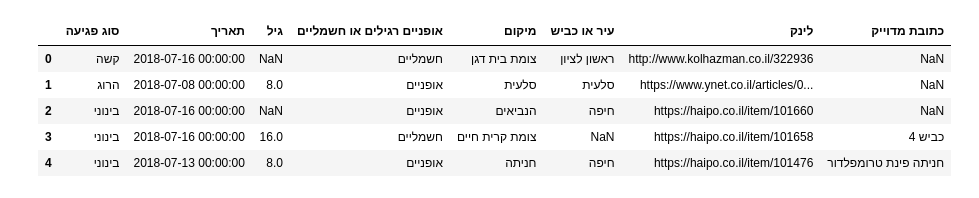
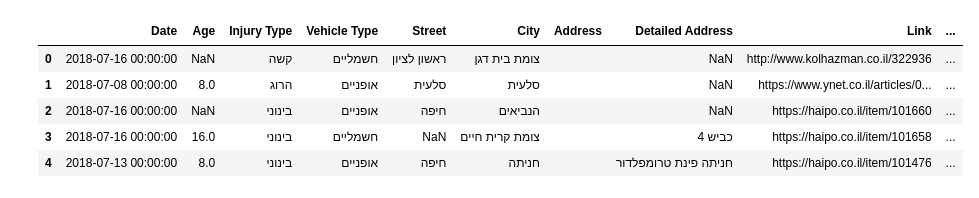
Before and after one commit to est987/BikeAccidentMapper, a Jupyter notebook: Bike Accidents Mapper.ipynb, the cells around one changed output. Cells and saved outputs as stored; diff of their text form; code cells hidden in the pictures.

```diff
--- a/Bike Accidents Mapper.ipynb
+++ b/Bike Accidents Mapper.ipynb
@@ -9,9 +24,25 @@ df = pd.read_excel('bike_accidents.xlsx', encoding='WINDOWS-1255')
+# %%
+#Rebuild Table with english variables + new Variables
+data = {"Date" : df['תאריך'],
+       "Age" : df['גיל'],
+       "Injury Type" : df['סוג פגיעה'],
+       "Vehicle Type" : df.iloc[:,3],
+        "Street" : df.iloc[:,5],
+        "Detailed Street" : df.iloc[:,7],
+        "City" : df.iloc[:,4],
+        "Address" : "",
+        "Link" : df.iloc[:,6],
+        "location" : "",
+        "lat" : "",
+        "long" : ""
+      }
+df2 = pd.DataFrame.from_dict(data)
 # %%
-df.head()
+df2.head()
 # %% [output]
-|  | סוג פגיעה | תאריך | גיל | אופניים רגילים או חשמליים | מיקום | עיר או כביש | לינק | כתובת מדוייק |
-| 0 | קשה | 2018-07-16 00:00:00 | NaN | חשמליים | צומת בית דגן | ראשון לציון | http://www.kolhazman.co.il/322936 | NaN |
-| 1 | הרוג | 2018-07-08 00:00:00 | 8.0 | אופניים | סלעית | סלעית | https://www.ynet.co.il/articles/0... | NaN |
-| 2 | בינוני | 2018-07-16 00:00:00 | NaN | אופניים | הנביאים | חיפה | https://haipo.co.il/item/101660 | NaN |
-| 3 | בינוני | 2018-07-16 00:00:00 | 16.0 | חשמליים | צומת קרית חיים | NaN | https://haipo.co.il/item/101658 | כביש 4 |
-| 4 | בינוני | 2018-07-13 00:00:00 | 8.0 | אופניים | חניתה | חיפה | https://haipo.co.il/item/101476 | חניתה פינת טרומפלדור |
+|  | Date | Age | Injury Type | Vehicle Type | Street | City | Address | Detailed Address | Link | ... |
+| 0 | 2018-07-16 00:00:00 | NaN | קשה | חשמליים | ראשון לציון | צומת בית דגן |  | NaN | http://www.kolhazman.co.il/322936 | ... |
+| 1 | 2018-07-08 00:00:00 | 8.0 | הרוג | אופניים | סלעית | סלעית |  | NaN | https://www.ynet.co.il/articles/0... | ... |
+| 2 | 2018-07-16 00:00:00 | NaN | בינוני | אופניים | חיפה | הנביאים |  | NaN | https://haipo.co.il/item/101660 | ... |
+| 3 | 2018-07-16 00:00:00 | 16.0 | בינוני | חשמליים | NaN | צומת קרית חיים |  | כביש 4 | https://haipo.co.il/item/101658 | ... |
+| 4 | 2018-07-13 00:00:00 | 8.0 | בינוני | אופניים | חיפה | חניתה |  | חניתה פינת טרומפלדור | https://haipo.co.il/item/101476 | ... |
```
Also changed, not shown: parts of 27 cells of this notebook, 6 other files.
